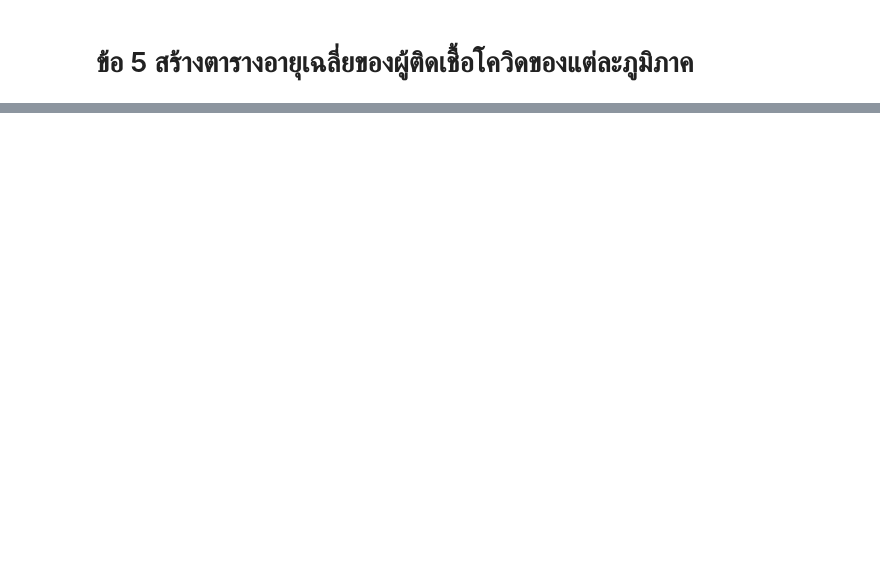
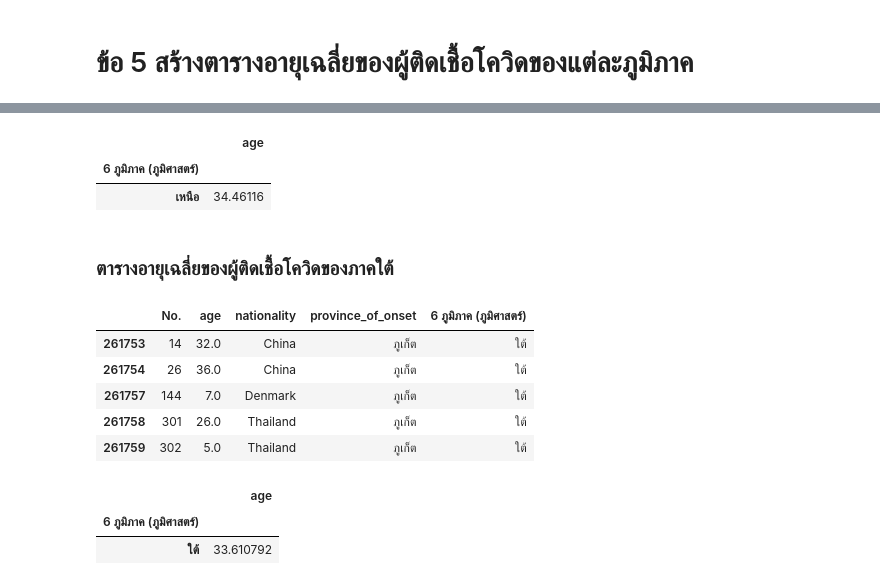
Before and after one commit to chanikansuksen/data_viz_2022, a Jupyter notebook: BasicPython&DataViz_midterm2022.ipynb, the cells around one changed output, grey strips where cells are left out. Cells and saved outputs as stored; diff of their text form; code cells hidden in the pictures; blank space fills up the shorter version.

```diff
--- a/BasicPython&DataViz_midterm2022.ipynb
+++ b/BasicPython&DataViz_midterm2022.ipynb
@@ -546,0 +580,28 @@ AttributeError: ignored
+# %%
+datan1 = n1.groupby('6 ภูมิภาค (ภูมิศาสตร์)').mean()
+datan1_table = datan1[['age']]
+datan1_table
+# %% [output]
+|  | age |
+| 6 ภูมิภาค (ภูมิศาสตร์) |  |
+| เหนือ | 34.46116 |
+# %% [markdown]
+### ตารางอายุเฉลี่ยของผู้ติดเชื้อโควิดของภาคใต้
+# %%
+s1 = ch[ch['6 ภูมิภาค (ภูมิศาสตร์)']=='ใต้'][['No.', 'age', 'nationality', 'province_of_onset', '6 ภูมิภาค (ภูมิศาสตร์)']]
+s1.head()
+# %% [output]
+|  | No. | age | nationality | province_of_onset | 6 ภูมิภาค (ภูมิศาสตร์) |
+| 261753 | 14 | 32.0 | China | ภูเก็ต | ใต้ |
+| 261754 | 26 | 36.0 | China | ภูเก็ต | ใต้ |
+| 261757 | 144 | 7.0 | Denmark | ภูเก็ต | ใต้ |
+| 261758 | 301 | 26.0 | Thailand | ภูเก็ต | ใต้ |
+| 261759 | 302 | 5.0 | Thailand | ภูเก็ต | ใต้ |
+# %%
+datas1 = s1.groupby('6 ภูมิภาค (ภูมิศาสตร์)').mean()
+datas1_table = datas1[['age']]
+datas1_table
+# %% [output]
+|  | age |
+| 6 ภูมิภาค (ภูมิศาสตร์) |  |
+| ใต้ | 33.610792 |
```
Also changed, not shown: parts of 56 cells of this notebook.
